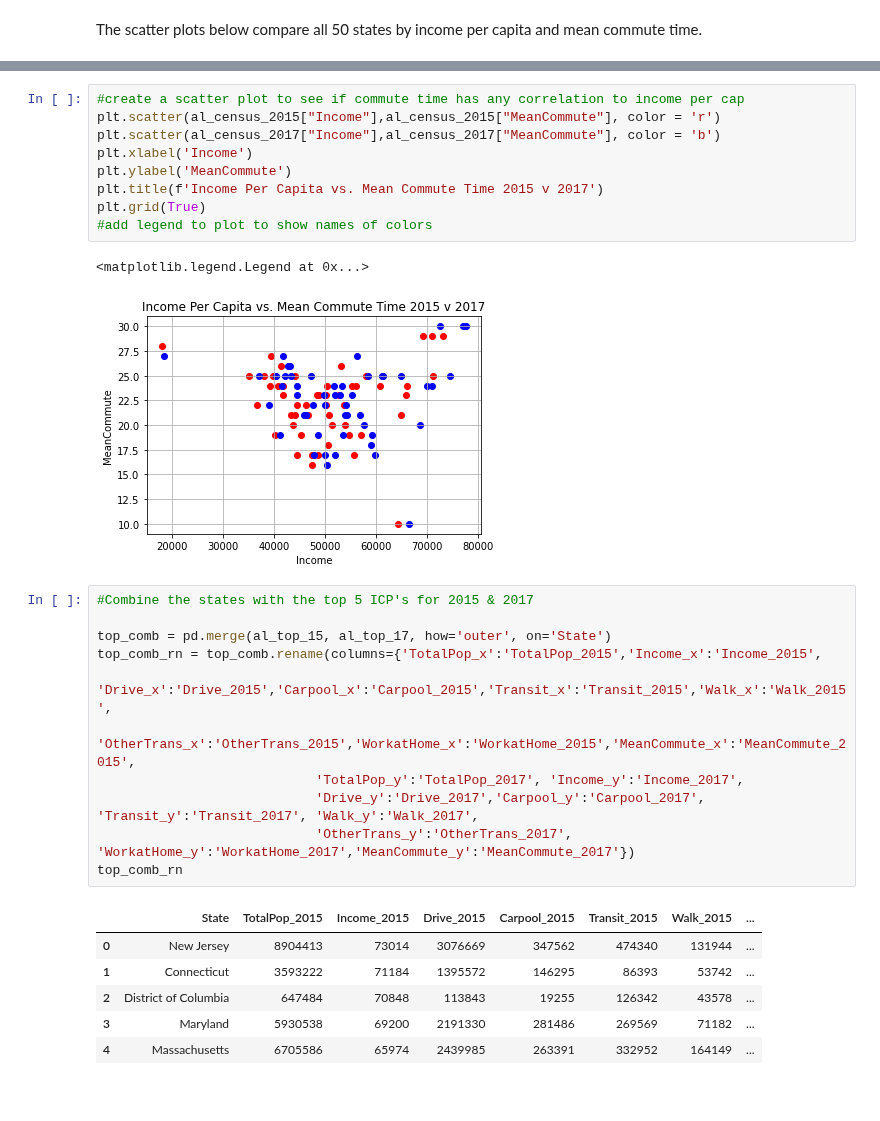
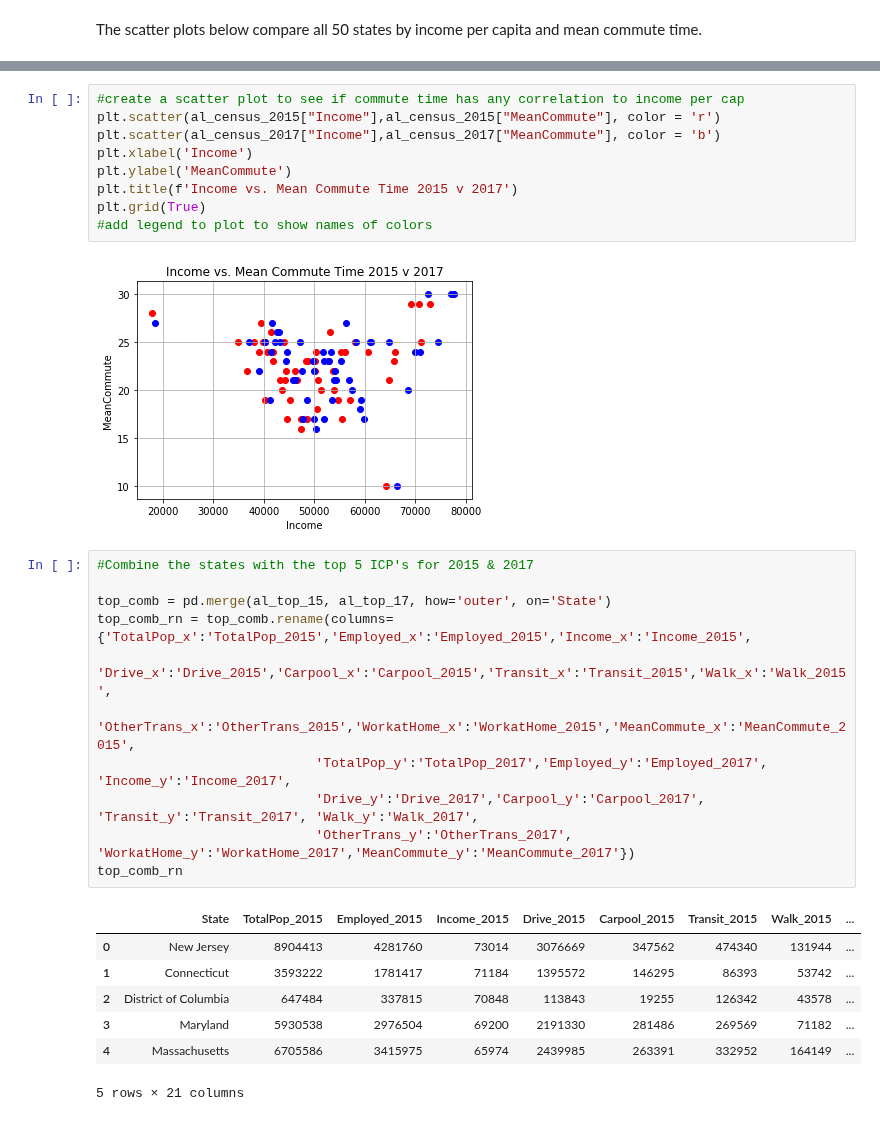
Before and after one commit to charlim26/censusproject, a Jupyter notebook: top_bottom_income_state.ipynb, the cells around one changed output, grey strips where cells are left out. Drawn from its saved outputs; the diff is of its cells as text.

```diff
--- a/top_bottom_income_state.ipynb
+++ b/top_bottom_income_state.ipynb
@@ -195,31 +184,31 @@ plt.show()
 # %%
 #create a scatter plot to see if commute time has any correlation to income per cap
 plt.scatter(al_census_2015["Income"],al_census_2015["MeanCommute"], color = 'r')
 plt.scatter(al_census_2017["Income"],al_census_2017["MeanCommute"], color = 'b')
 plt.xlabel('Income')
 plt.ylabel('MeanCommute')
-plt.title(f'Income Per Capita vs. Mean Commute Time 2015 v 2017')
+plt.title(f'Income vs. Mean Commute Time 2015 v 2017')
 plt.grid(True)
 #add legend to plot to show names of colors
 # %% [output]
-<matplotlib.legend.Legend at 0x...>
-[figure, old version]
+[figure, new version]
 # %%
 #Combine the states with the top 5 ICP's for 2015 & 2017
 
 top_comb = pd.merge(al_top_15, al_top_17, how='outer', on='State')
-top_comb_rn = top_comb.rename(columns={'TotalPop_x':'TotalPop_2015','Income_x':'Income_2015',
+top_comb_rn = top_comb.rename(columns={'TotalPop_x':'TotalPop_2015','Employed_x':'Employed_2015','Income_x':'Income_2015',
                             'Drive_x':'Drive_2015','Carpool_x':'Carpool_2015','Transit_x':'Transit_2015','Walk_x':'Walk_2015',
                             'OtherTrans_x':'OtherTrans_2015','WorkatHome_x':'WorkatHome_2015','MeanCommute_x':'MeanCommute_2015',
-                            'TotalPop_y':'TotalPop_2017', 'Income_y':'Income_2017',
+                            'TotalPop_y':'TotalPop_2017','Employed_y':'Employed_2017', 'Income_y':'Income_2017',
                             'Drive_y':'Drive_2017','Carpool_y':'Carpool_2017', 'Transit_y':'Transit_2017', 'Walk_y':'Walk_2017',
                             'OtherTrans_y':'OtherTrans_2017', 'WorkatHome_y':'WorkatHome_2017','MeanCommute_y':'MeanCommute_2017'})
 top_comb_rn
 # %% [output]
-|  | State | TotalPop_2015 | Income_2015 | Drive_2015 | Carpool_2015 | Transit_2015 | Walk_2015 | ... |
-| 0 | New Jersey | 8904413 | 73014 | 3076669 | 347562 | 474340 | 131944 | ... |
-| 1 | Connecticut | 3593222 | 71184 | 1395572 | 146295 | 86393 | 53742 | ... |
-| 2 | District of Columbia | 647484 | 70848 | 113843 | 19255 | 126342 | 43578 | ... |
-| 3 | Maryland | 5930538 | 69200 | 2191330 | 281486 | 269569 | 71182 | ... |
-| 4 | Massachusetts | 6705586 | 65974 | 2439985 | 263391 | 332952 | 164149 | ... |
+|  | State | TotalPop_2015 | Employed_2015 | Income_2015 | Drive_2015 | Carpool_2015 | Transit_2015 | Walk_2015 | ... |
+| 0 | New Jersey | 8904413 | 4281760 | 73014 | 3076669 | 347562 | 474340 | 131944 | ... |
+| 1 | Connecticut | 3593222 | 1781417 | 71184 | 1395572 | 146295 | 86393 | 53742 | ... |
+| 2 | District of Columbia | 647484 | 337815 | 70848 | 113843 | 19255 | 126342 | 43578 | ... |
+| 3 | Maryland | 5930538 | 2976504 | 69200 | 2191330 | 281486 | 269569 | 71182 | ... |
+| 4 | Massachusetts | 6705586 | 3415975 | 65974 | 2439985 | 263391 | 332952 | 164149 | ... |
+5 rows × 21 columns
 # %%
```
Also changed, not shown: parts of 18 cells of this notebook.
